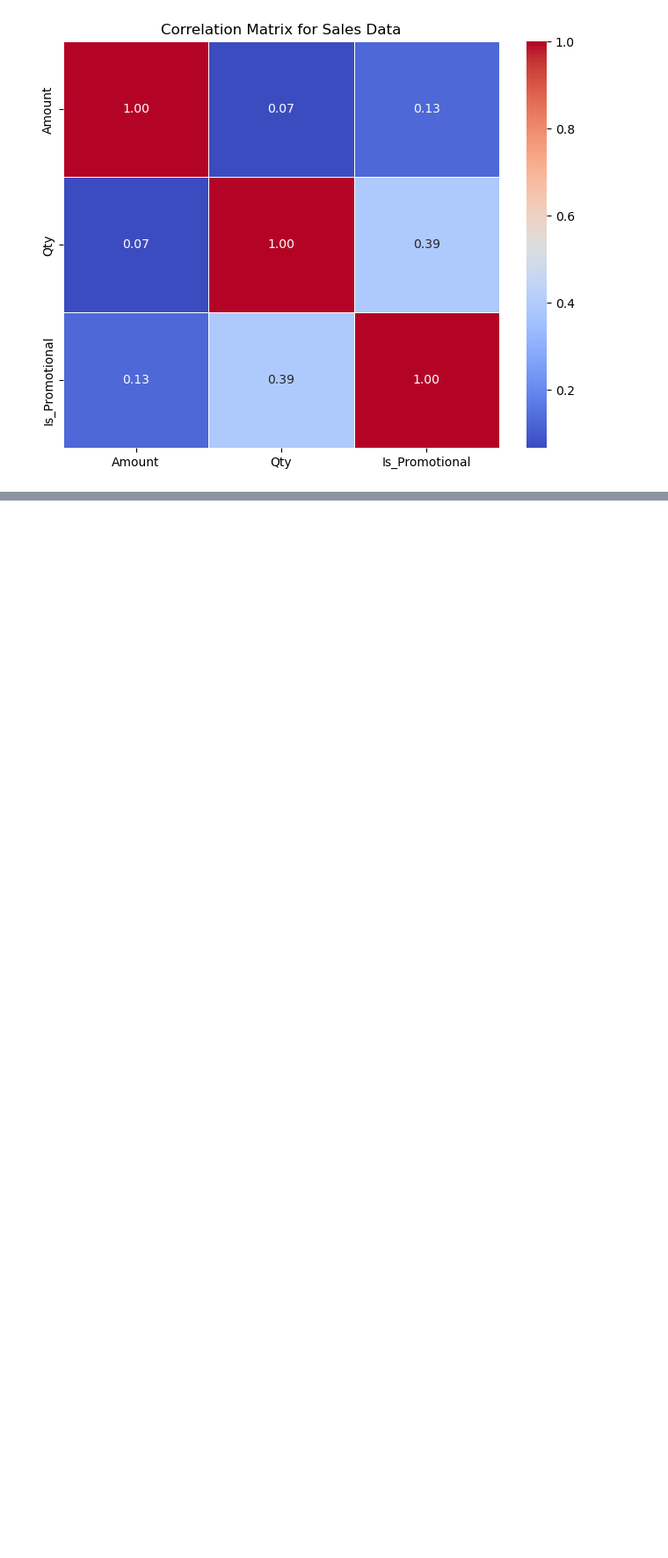
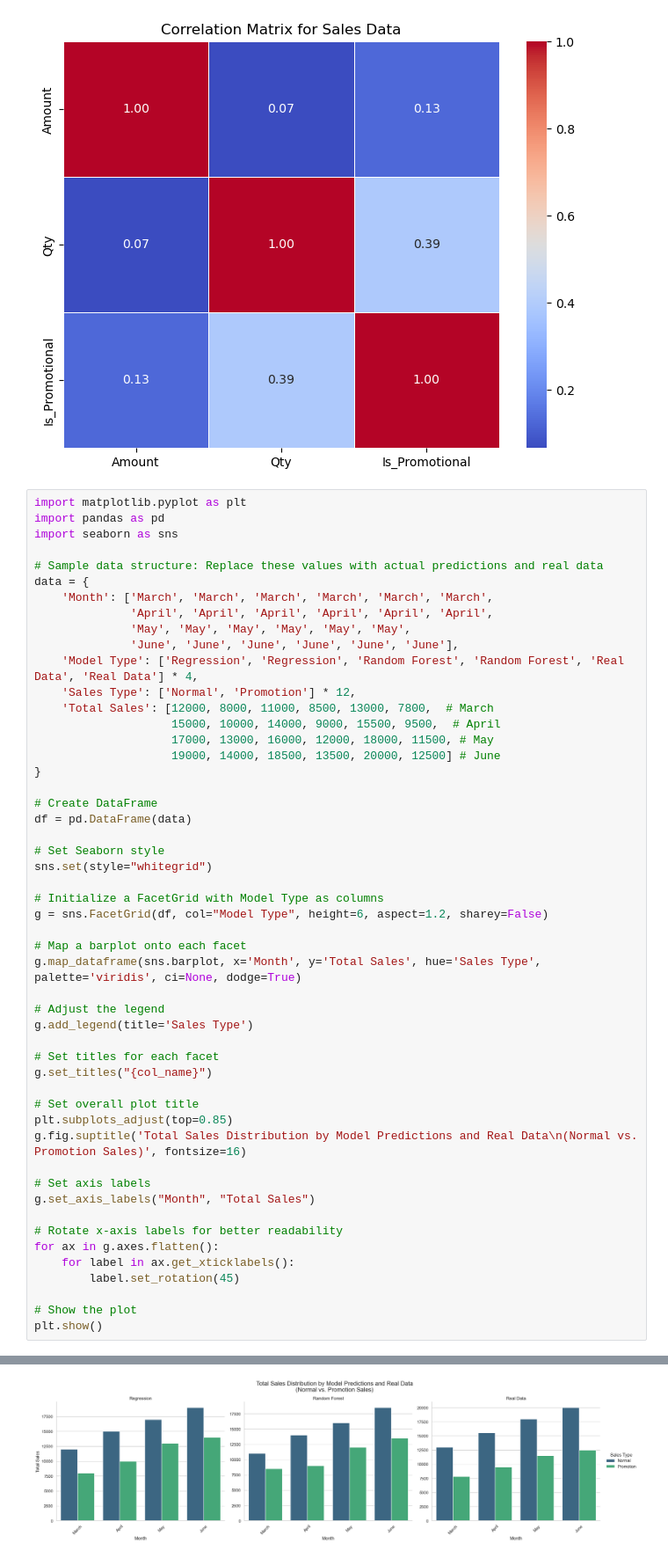
Before and after one commit to JustynLim/Big-Data-Analysis, a Jupyter notebook: Analysis.ipynb, the cells around one changed output, grey strips where cells are left out. Shown at 88% size. Cells and saved outputs as stored; diff of their text form; blank space fills up the shorter version.

Commit message:
Added Regression, Random Forest analysis
- Created visualization to compare monthly sales predictions from regression and random forest models against real data.

```diff
--- a/Analysis.ipynb
+++ b/Analysis.ipynb
@@ -374,3 +374,55 @@ plt.title('Correlation Matrix for Sales Data')
 plt.show()
 # %% [output]
 [figure]
+# %%
+import matplotlib.pyplot as plt
+import pandas as pd
+import seaborn as sns
+
+# Sample data structure: Replace these values with actual predictions and real data
+data = {
+    'Month': ['March', 'March', 'March', 'March', 'March', 'March',
+              'April', 'April', 'April', 'April', 'April', 'April',
+              'May', 'May', 'May', 'May', 'May', 'May',
+              'June', 'June', 'June', 'June', 'June', 'June'],
+    'Model Type': ['Regression', 'Regression', 'Random Forest', 'Random Forest', 'Real Data', 'Real Data'] * 4,
+    'Sales Type': ['Normal', 'Promotion'] * 12,
+    'Total Sales': [12000, 8000, 11000, 8500, 13000, 7800,  # March
+                    15000, 10000, 14000, 9000, 15500, 9500,  # April
+                    17000, 13000, 16000, 12000, 18000, 11500, # May
+                    19000, 14000, 18500, 13500, 20000, 12500] # June
+}
+
+# Create DataFrame
+df = pd.DataFrame(data)
+
+# Set Seaborn style
+sns.set(style="whitegrid")
+
+# Initialize a FacetGrid with Model Type as columns
+g = sns.FacetGrid(df, col="Model Type", height=6, aspect=1.2, sharey=False)
+
+# Map a barplot onto each facet
+g.map_dataframe(sns.barplot, x='Month', y='Total Sales', hue='Sales Type', palette='viridis', ci=None, dodge=True)
+
+# Adjust the legend
+g.add_legend(title='Sales Type')
+
+# Set titles for each facet
+g.set_titles("{col_name}")
+
+# Set overall plot title
+plt.subplots_adjust(top=0.85)
+g.fig.suptitle('Total Sales Distribution by Model Predictions and Real Data\n(Normal vs. Promotion Sales)', fontsize=16)
+
+# Set axis labels
+g.set_axis_labels("Month", "Total Sales")
+
+# Rotate x-axis labels for better readability
+for ax in g.axes.flatten():
+    for label in ax.get_xticklabels():
+        label.set_rotation(45)
+
+# Show the plot
+plt.show()
+# %% [output]
@@ -376,0 +440 @@ plt.show()
+[figure, added]
```
Also changed, not shown: parts of 1 cell of this notebook.
